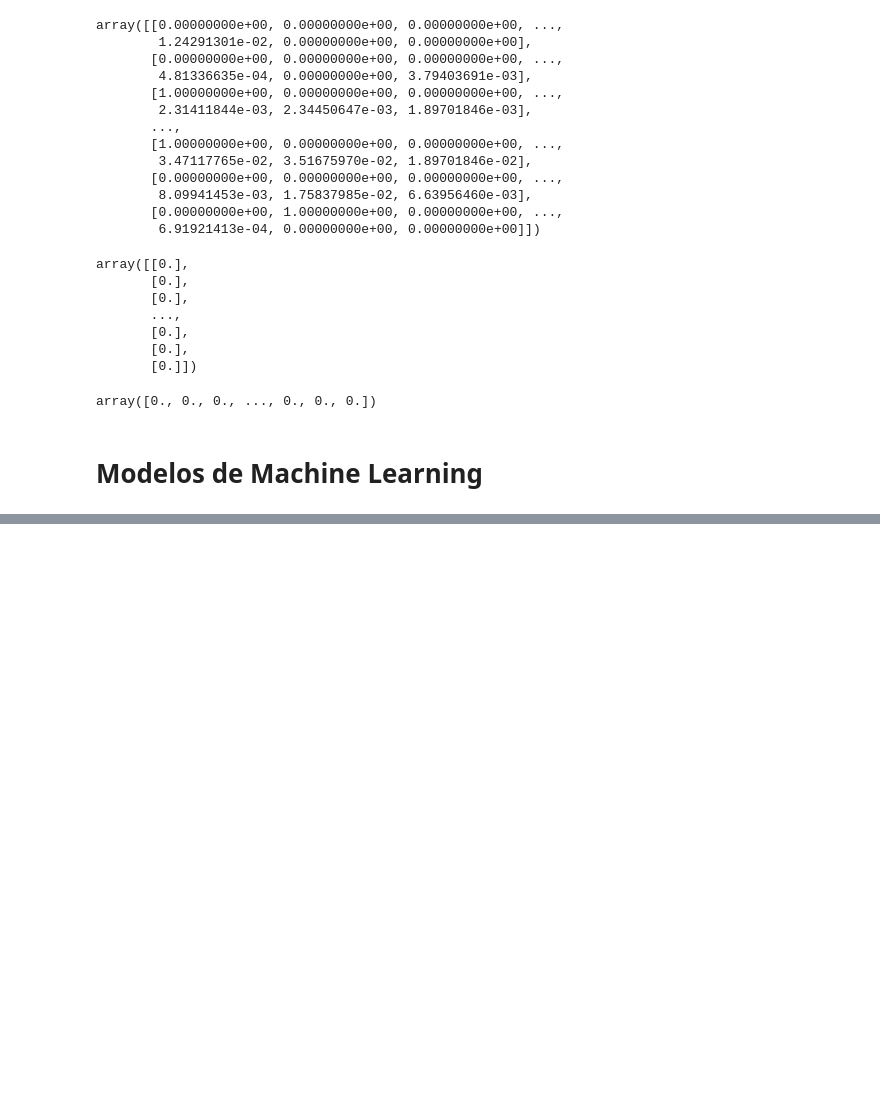
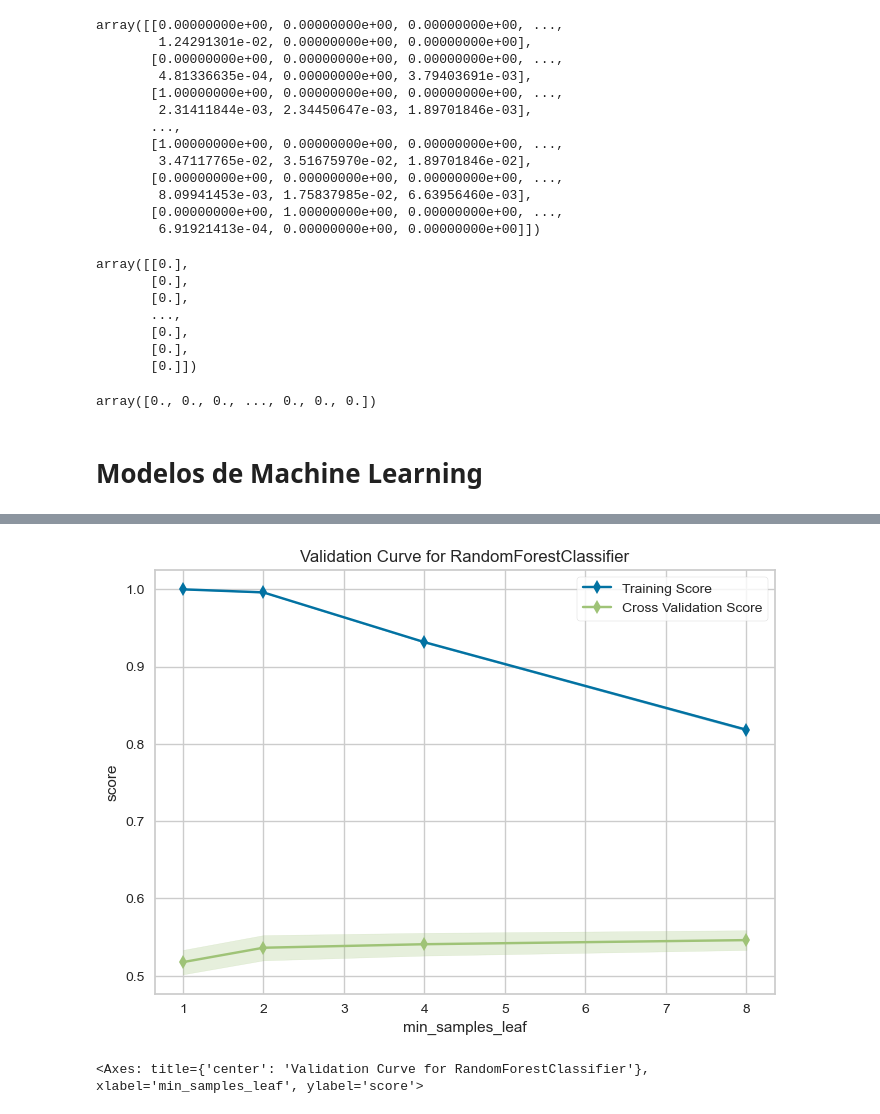
Before and after one commit to biancaportela/4intelligence, a Jupyter notebook: case_2/analise.ipynb, the cells around one changed output, grey strips where cells are left out. Cells and saved outputs as stored; diff of their text form; code cells hidden in the pictures; blank space fills up the shorter version.

```diff
--- a/case_2/analise.ipynb
+++ b/case_2/analise.ipynb
@@ -847,0 +814,11 @@ Média AUC score: 0.65534999235378
+# %%
+# Curva de validação para min_samples_leaf
+vc_viz_min_samples_leaf = ValidationCurve(
+    models_smote[2], param_name="min_samples_leaf", param_range=param_range_min_samples_leaf,
+    cv=5, scoring="average_precision"
+)
+vc_viz_min_samples_leaf.fit(x_train_preprocessed, y_train_preprocessed)
+vc_viz_min_samples_leaf.poof()
+# %% [output]
+[figure, added]
+<Axes: title={'center': 'Validation Curve for RandomForestClassifier'}, xlabel='min_samples_leaf', ylabel='score'>
```
Also changed, not shown: parts of 36 cells of this notebook.
